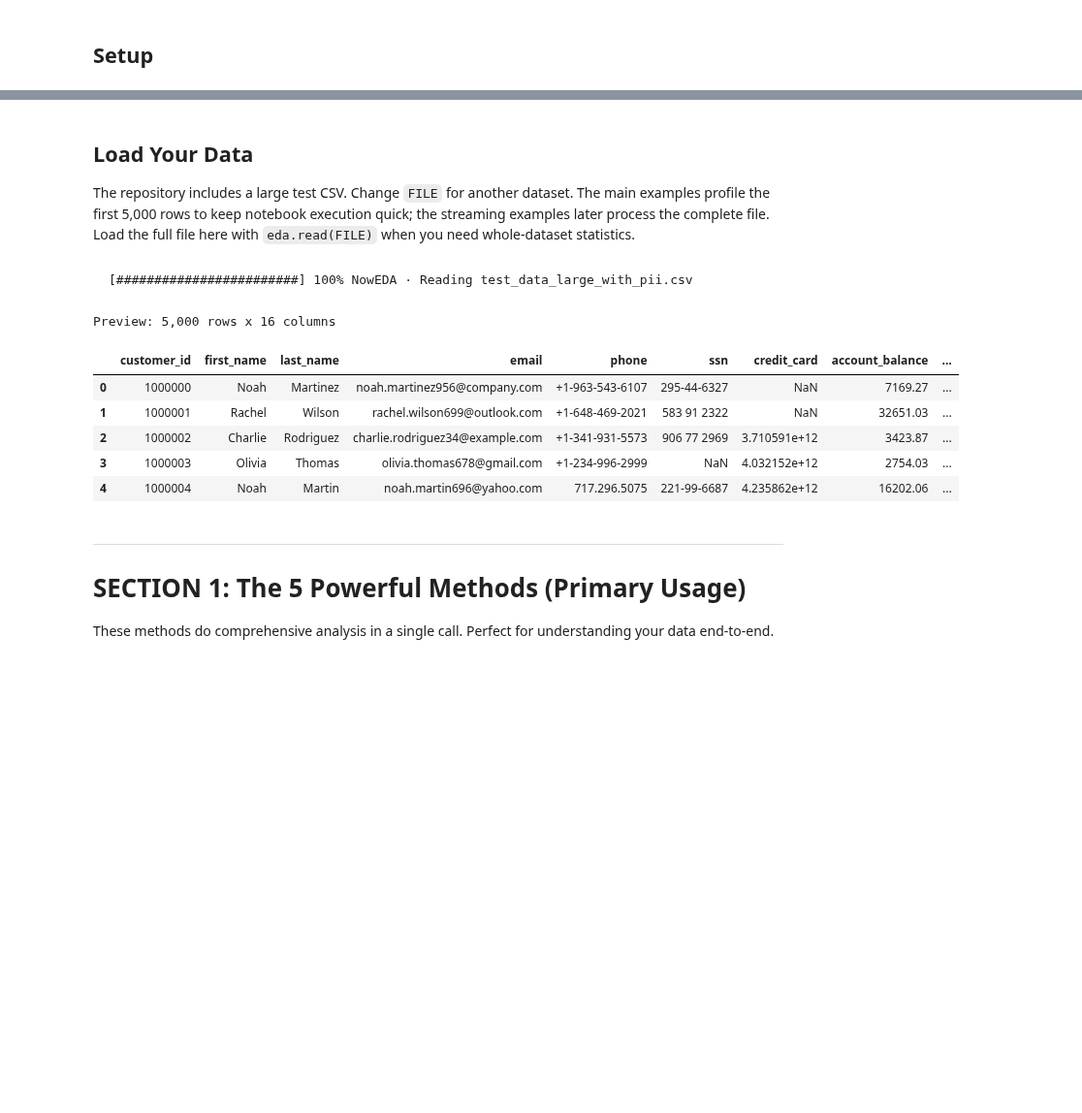
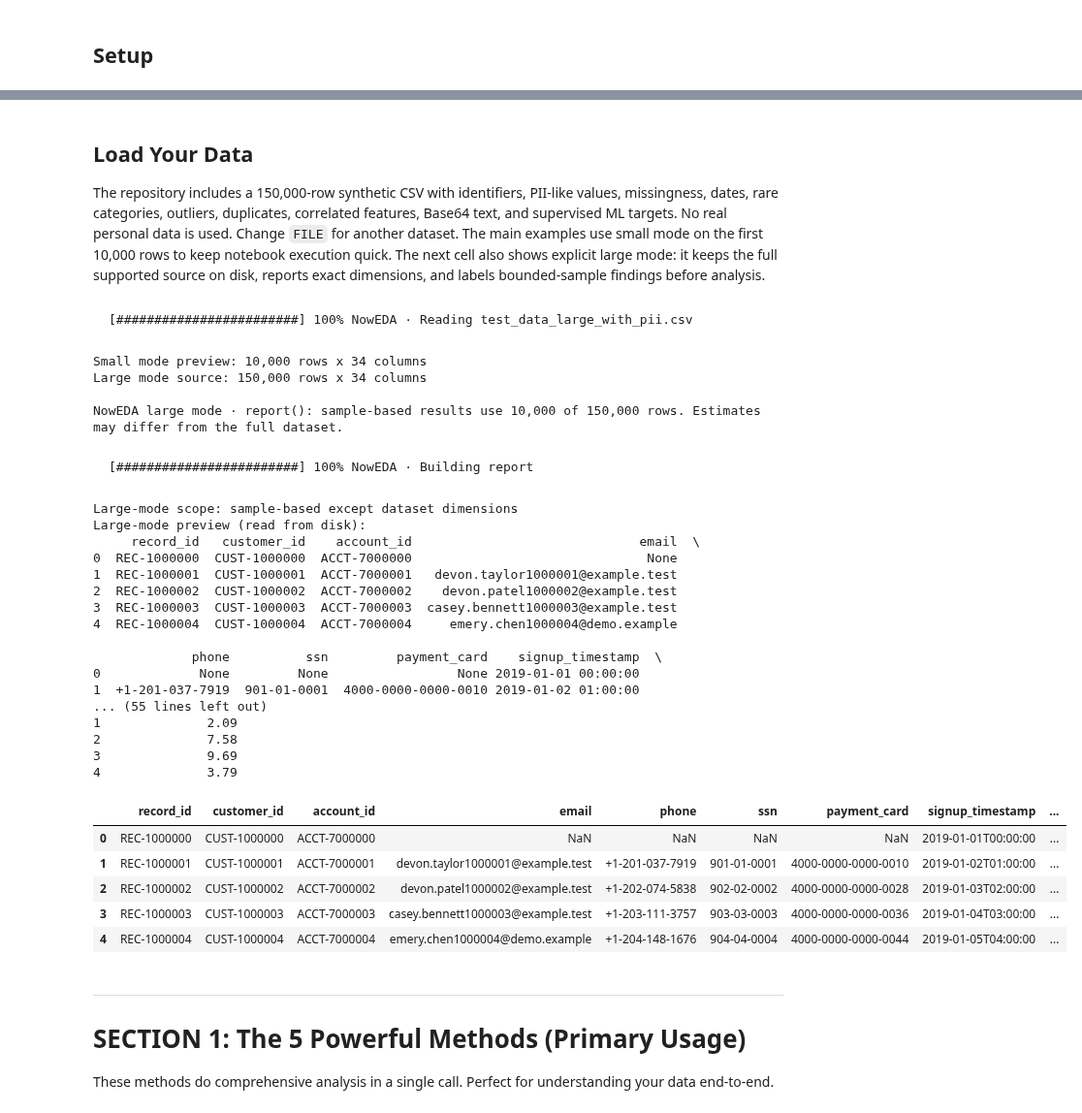
Before and after one commit to codewithdaniel1/NowEDA, a Jupyter notebook: playground.ipynb, the cells around one changed output, grey strips where cells are left out. Shown at 97% size. Cells and saved outputs as stored; diff of their text form; code cells hidden in the pictures; blank space fills up the shorter version.

Commit message:
Add disk-backed large mode and sampling controls

```diff
--- a/playground.ipynb
+++ b/playground.ipynb
@@ -34,27 +33,66 @@ Imported from: /Users/danielpeng/Downloads/NowEDA/noweda/__init__.py
 # %% [markdown]
 ## Load Your Data
 
-The repository includes a large test CSV. Change `FILE` for another dataset.
-The main examples profile the first 5,000 rows to keep notebook execution quick;
-the streaming examples later process the complete file. Load the full file here
-with `eda.read(FILE)` when you need whole-dataset statistics.
+The repository includes a 150,000-row synthetic CSV with identifiers, PII-like values,
+missingness, dates, rare categories, outliers, duplicates, correlated features, Base64 text,
+and supervised ML targets. No real personal data is used. Change `FILE` for another dataset.
+The main examples use small mode on the first 10,000 rows to keep notebook execution quick.
+The next cell also shows explicit large mode: it keeps the full supported source on disk,
+reports exact dimensions, and labels bounded-sample findings before analysis.
 # %%
 FILE = Path('test_data_large_with_pii.csv')
 if not FILE.is_file():
     raise FileNotFoundError('Run from the repository root, or set FILE to your CSV.')
 
-df = eda.read(FILE, nrows=5_000)
-print(f'Preview: {len(df):,} rows x {len(df.columns)} columns')
+# Small mode (default): returns a pandas DataFrame.
+df = eda.read(FILE, nrows=10_000)
+print(f'Small mode preview: {len(df):,} rows x {len(df.columns)} columns')
+
+# Large mode: keeps the source on disk. Use an integer, not a quoted string,
+# for chunksize. Its supported .eda methods announce sample-based findings.
+# statsall(), vizall(), and mlall() default to sample=10_000 in large mode.
+large_data = eda.read(FILE, mode='large', chunksize=10_000)
+print(f'Large mode source: {large_data.shape[0]:,} rows x {large_data.shape[1]} columns')
+large_report = large_data.eda.report()
+print(f"Large-mode scope: {large_report['large_mode']['result_scope']}")
+print('Large-mode preview (read from disk):')
+print(large_data.head())
+
+# Large mode defaults to a 10,000-row analysis sample. Adjust per method:
+# large_data.eda.statsall()                 # sample=10_000 by default
+# large_data.eda.vizall(sample=5_000)       # smaller chart sample
+# large_data.eda.mlall(target='fraud_flag', sample=25_000)
 df.head()
 # %% [output]
 [########################] 100% NowEDA · Reading test_data_large_with_pii.csv
-Preview: 5,000 rows x 16 columns
+Small mode preview: 10,000 rows x 34 columns
+Large mode source: 150,000 rows x 34 columns
+
+NowEDA large mode · report(): sample-based results use 10,000 of 150,000 rows. Estimates may differ from the full dataset.
+[########################] 100% NowEDA · Building report
+Large-mode scope: sample-based except dataset dimensions
+Large-mode preview (read from disk):
+     record_id   customer_id    account_id                              email  \
+0  REC-1000000  CUST-1000000  ACCT-7000000                               None
+1  REC-1000001  CUST-1000001  ACCT-7000001   devon.taylor1000001@example.test
+2  REC-1000002  CUST-1000002  ACCT-7000002    devon.patel1000002@example.test
+3  REC-1000003  CUST-1000003  ACCT-7000003  casey.bennett1000003@example.test
+4  REC-1000004  CUST-1000004  ACCT-7000004     emery.chen1000004@demo.example
+
+             phone          ssn         payment_card    signup_timestamp  \
+0             None         None                 None 2019-01-01 00:00:00
+1  +1-201-037-7919  901-01-0001  4000-0000-0000-0010 2019-01-02 01:00:00
+... (55 lines left out)
+1              2.09
+2              7.58
+3              9.69
+4              3.79
-|  | customer_id | first_name | last_name | email | phone | ssn | credit_card | account_balance | ... |
-| 0 | 1000000 | Noah | Martinez | noah.martinez956@company.com | +1-963-543-6107 | 295-44-6327 | NaN | 7169.27 | ... |
-| 1 | 1000001 | Rachel | Wilson | rachel.wilson699@outlook.com | +1-648-469-2021 | 583 91 2322 | NaN | 32651.03 | ... |
-| 2 | 1000002 | Charlie | Rodriguez | charlie.rodriguez34@example.com | +1-341-931-5573 | 906 77 2969 | 3.710591e+12 | 3423.87 | ... |
-| 3 | 1000003 | Olivia | Thomas | olivia.thomas678@gmail.com | +1-234-996-2999 | NaN | 4.032152e+12 | 2754.03 | ... |
-| 4 | 1000004 | Noah | Martin | noah.martin696@yahoo.com | 717.296.5075 | 221-99-6687 | 4.235862e+12 | 16202.06 | ... |
+|  | record_id | customer_id | account_id | email | phone | ssn | payment_card | signup_timestamp | ... |
+| 0 | REC-1000000 | CUST-1000000 | ACCT-7000000 | NaN | NaN | NaN | NaN | 2019-01-01T00:00:00 | ... |
+| 1 | REC-1000001 | CUST-1000001 | ACCT-7000001 | devon.taylor1000001@example.test | +1-201-037-7919 | 901-01-0001 | 4000-0000-0000-0010 | 2019-01-02T01:00:00 | ... |
+| 2 | REC-1000002 | CUST-1000002 | ACCT-7000002 | devon.patel1000002@example.test | +1-202-074-5838 | 902-02-0002 | 4000-0000-0000-0028 | 2019-01-03T02:00:00 | ... |
+| 3 | REC-1000003 | CUST-1000003 | ACCT-7000003 | casey.bennett1000003@example.test | +1-203-111-3757 | 903-03-0003 | 4000-0000-0000-0036 | 2019-01-04T03:00:00 | ... |
+| 4 | REC-1000004 | CUST-1000004 | ACCT-7000004 | emery.chen1000004@demo.example | +1-204-148-1676 | 904-04-0004 | 4000-0000-0000-0044 | 2019-01-05T04:00:00 | ... |
 # %% [markdown]
 ---
 
```
Also changed, not shown: parts of 40 cells of this notebook, 27 other files.
